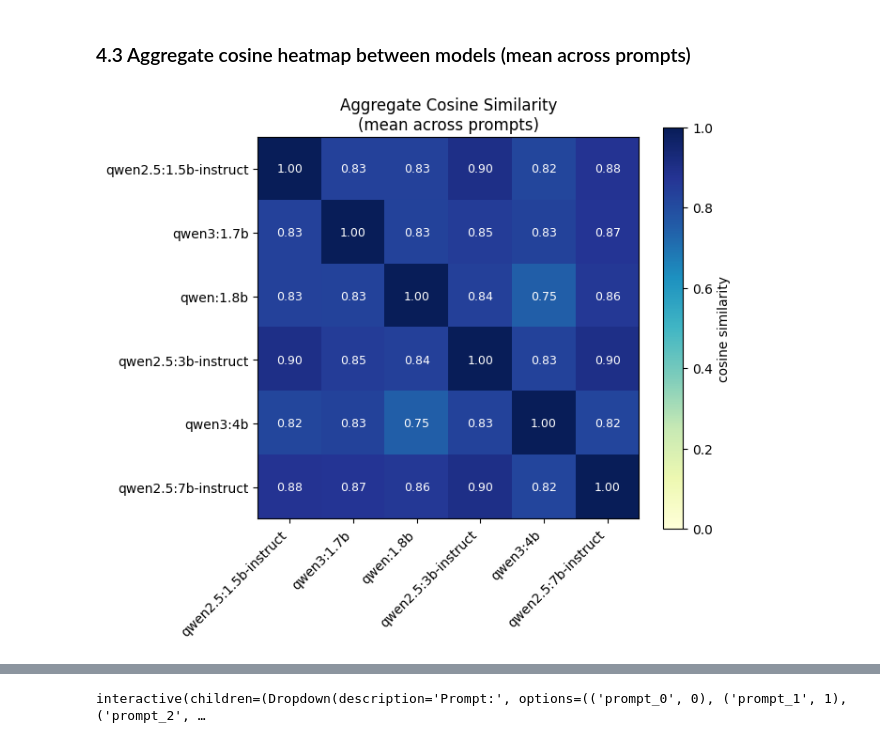
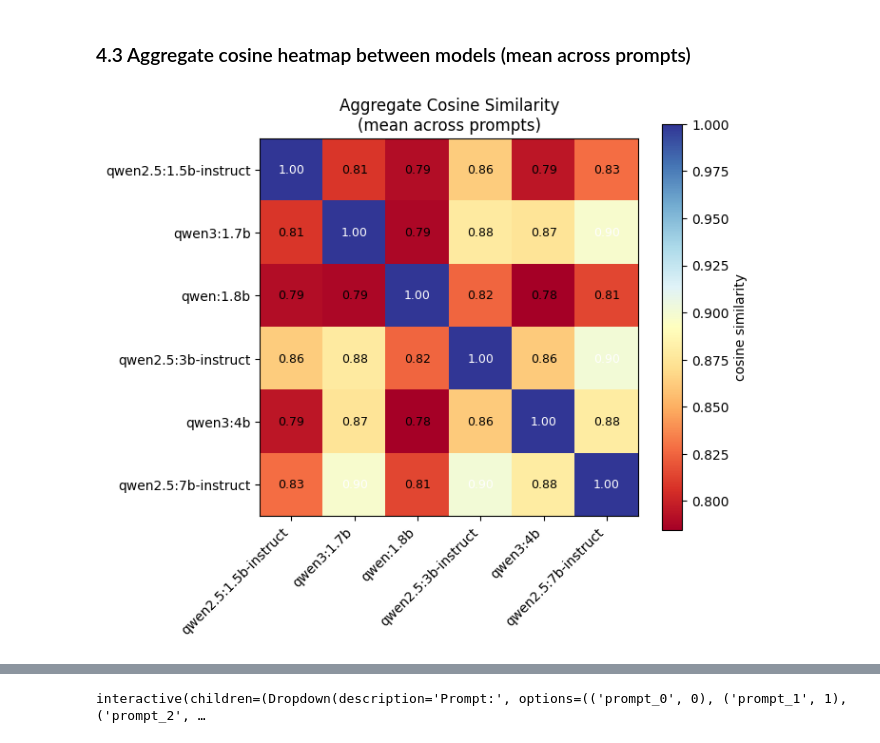
Before and after one commit to lapikuhu/llm_prompting_experiment, a Jupyter notebook: llm_prompting_experiment.ipynb, the cells around one changed output, grey strips where cells are left out. Saved outputs shown, nothing was run; the diff lists cells and outputs as text; code cells hidden in the pictures.

```diff
--- a/llm_prompting_experiment.ipynb
+++ b/llm_prompting_experiment.ipynb
@@ -468,7 +474,7 @@ for prompt_id, prompt_text in enumerate(prompts):
             print(f"  [WARN] prompt_{prompt_id} / {alias} → {exc}")
 
         latency_ms    = round((time.time() - t0) * 1000, 1)
-        response_norm = normalize_response(response_raw) if status == "ok" else ""
+        response_norm = normalize_response(response_raw, word_limit=5000) if status == "ok" else ""
 
         records.append({
             "prompt_id":     prompt_id,
@@ -598,0 +633,33 @@ Done in 4359 ms.
+# %%
+CHUNK_WORDS = 500 # TODO: make this configurable or model-specific
+
+def chunk_text(text: str, chunk_words: int) -> list[str]:
+    """Split *text* into chunks of at most *chunk_words* words.
+    Args:
+        text: The input text to split.
+        chunk_words: Maximum number of words per chunk.
+    Returns:
+        A list of text chunks; returns [""] for empty input.
+    """
+    words = text.split()
+    return [" ".join(words[i:i + chunk_words]) for i in range(0, len(words), chunk_words)] or [""]
+
+
+embeddings: list[list[float]] = []
+print(f"Texts to embed: {len(texts_list)}")
+
+for idx, text in enumerate(texts_list):
+    chunks = chunk_text(text, CHUNK_WORDS)
+    print(f"  Text {idx + 1}/{len(texts_list)}: {len(text.split())} words → {len(chunks)} chunk(s)")
+    try:
+        chunk_embs = client.embed(embedder_alias, chunks)
+        # Mean-pool chunk embeddings → single vector per text
+        mean_emb = np.mean(np.array(chunk_embs, dtype=float), axis=0).tolist()
+        embeddings.append(mean_emb)
+    except Exception as exc:
+        print(f"  [ERROR] Text {idx + 1} failed: {exc}")
+
+print(f"Done in {(time.time() - t0_embed)*1000:.0f} ms.")
+
+ok_df = ok_df.loc[valid_mask].copy()
+ok_df["embedding"] = embeddings
@@ -650,26 +735,29 @@ qwen2.5:7b-instruct                 0.8988    0.8209               1.0000
 # %% [markdown]
 ### 4.3 Aggregate cosine heatmap between models (mean across prompts)
 # %%
+
 # ── FR-10: Aggregate cosine heatmap ───────────────────────────────────────────
 fig, ax = plt.subplots(figsize=(max(4, M + 1), max(3, M)))
-im = ax.imshow(agg_cosine, vmin=0.0, vmax=1.0, cmap="YlGnBu")
+_vmin = float(np.nanmin(agg_cosine))
+_vmax = float(np.nanmax(agg_cosine))
+im = ax.imshow(agg_cosine, vmin=_vmin, vmax=_vmax, cmap="RdYlBu")
 ax.set_xticks(range(M))
 ax.set_xticklabels(generator_aliases, rotation=45, ha="right")
 ax.set_yticks(range(M))
 ax.set_yticklabels(generator_aliases)
 ax.set_title("Aggregate Cosine Similarity\n(mean across prompts)")
 plt.colorbar(im, ax=ax, label="cosine similarity")
 for i in range(M):
     for j in range(M):
         if not np.isnan(agg_cosine[i, j]):
             ax.text(
                 j, i,
                 f"{agg_cosine[i, j]:.2f}",
                 ha="center", va="center",
                 fontsize=9,
-                color="black" if agg_cosine[i, j] < 0.7 else "white",
+                color="black",
             )
 plt.tight_layout()
 plt.show()
 # %% [output]
-[figure, old version]
+[figure, new version]
```
Also changed, not shown: parts of 14 cells of this notebook, 5 other files.
